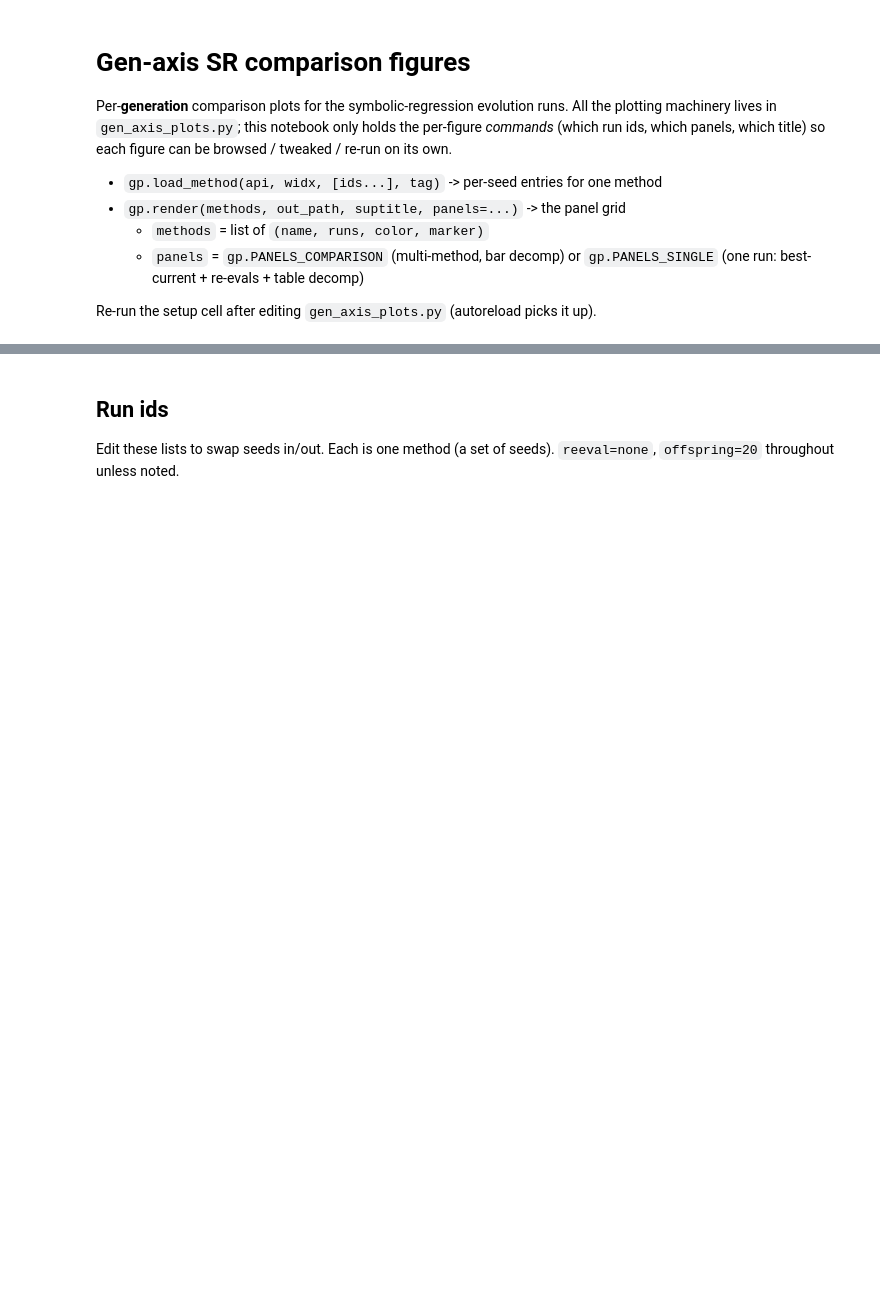
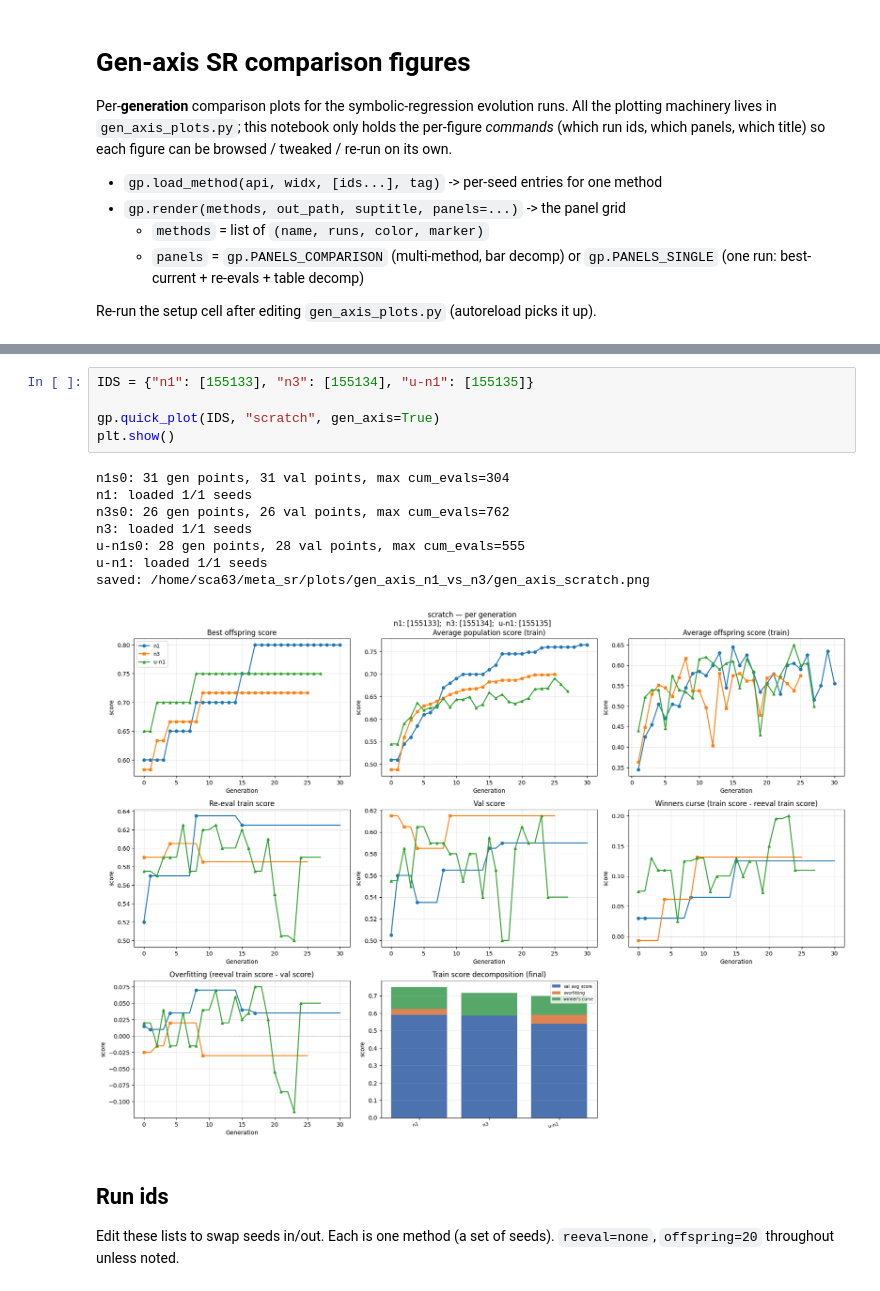
Before and after one commit to simonalford42/meta_sr, a Jupyter notebook: scripts/gen_axis_plots.ipynb, the cells around one changed output, grey strips where cells are left out. Cells and saved outputs as stored; diff of their text form; blank space fills up the shorter version.

```diff
--- a/scripts/gen_axis_plots.ipynb
+++ b/scripts/gen_axis_plots.ipynb
@@ -27,3 +38,17 @@ Error:
+# %%
+IDS = {"n1": [155133], "n3": [155134], "u-n1": [155135]}
+
+gp.quick_plot(IDS, "scratch", gen_axis=True)
+plt.show()
+# %% [output]
+n1s0: 31 gen points, 31 val points, max cum_evals=304
+n1: loaded 1/1 seeds
+n3s0: 26 gen points, 26 val points, max cum_evals=762
+n3: loaded 1/1 seeds
+u-n1s0: 28 gen points, 28 val points, max cum_evals=555
+u-n1: loaded 1/1 seeds
+saved: /home/sca63/meta_sr/plots/gen_axis_n1_vs_n3/gen_axis_scratch.png
+[figure, added]
 # %% [markdown]
 ## Run ids
 
```
Also changed, not shown: parts of 4 cells of this notebook, 22 other files.
